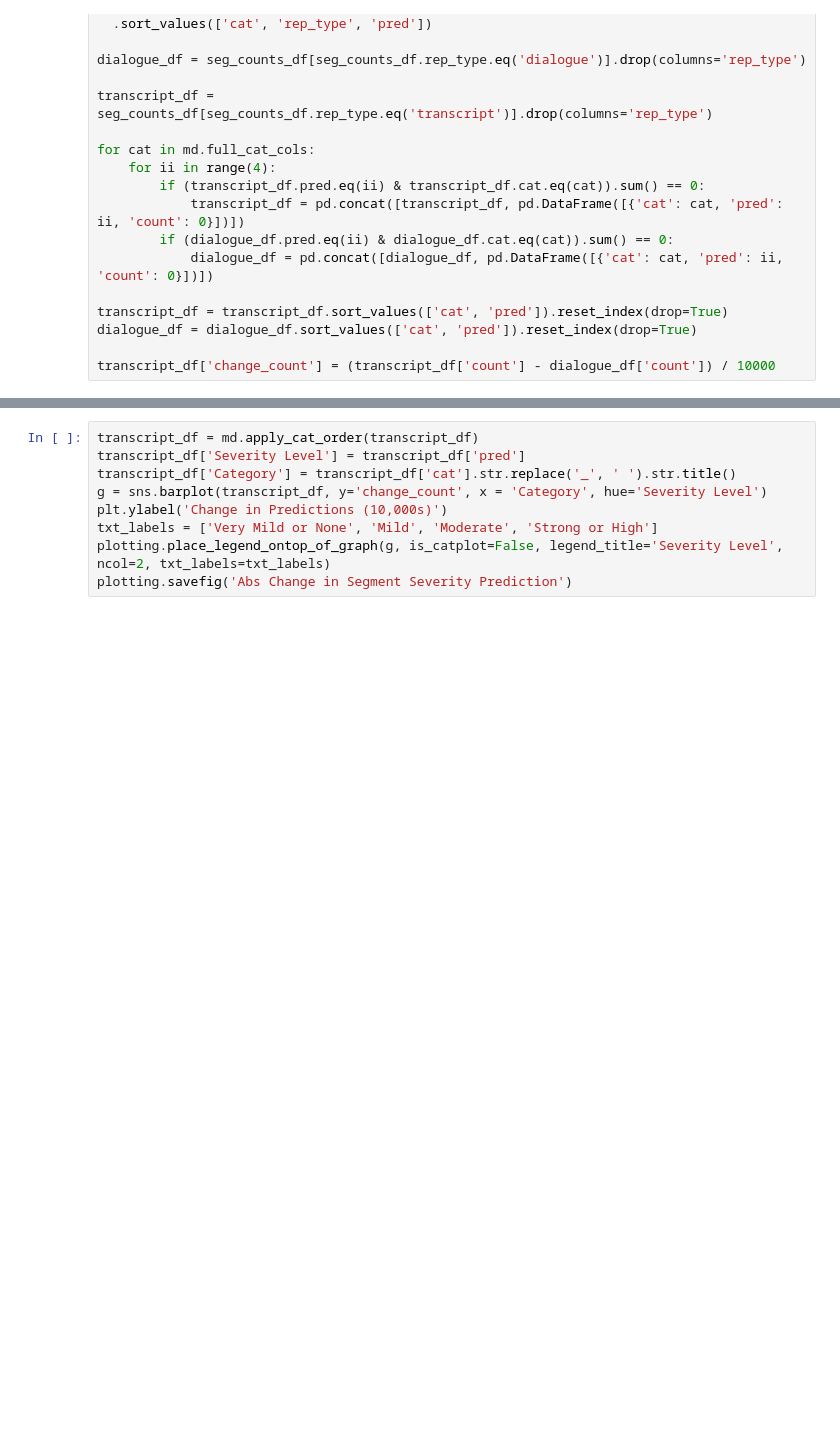
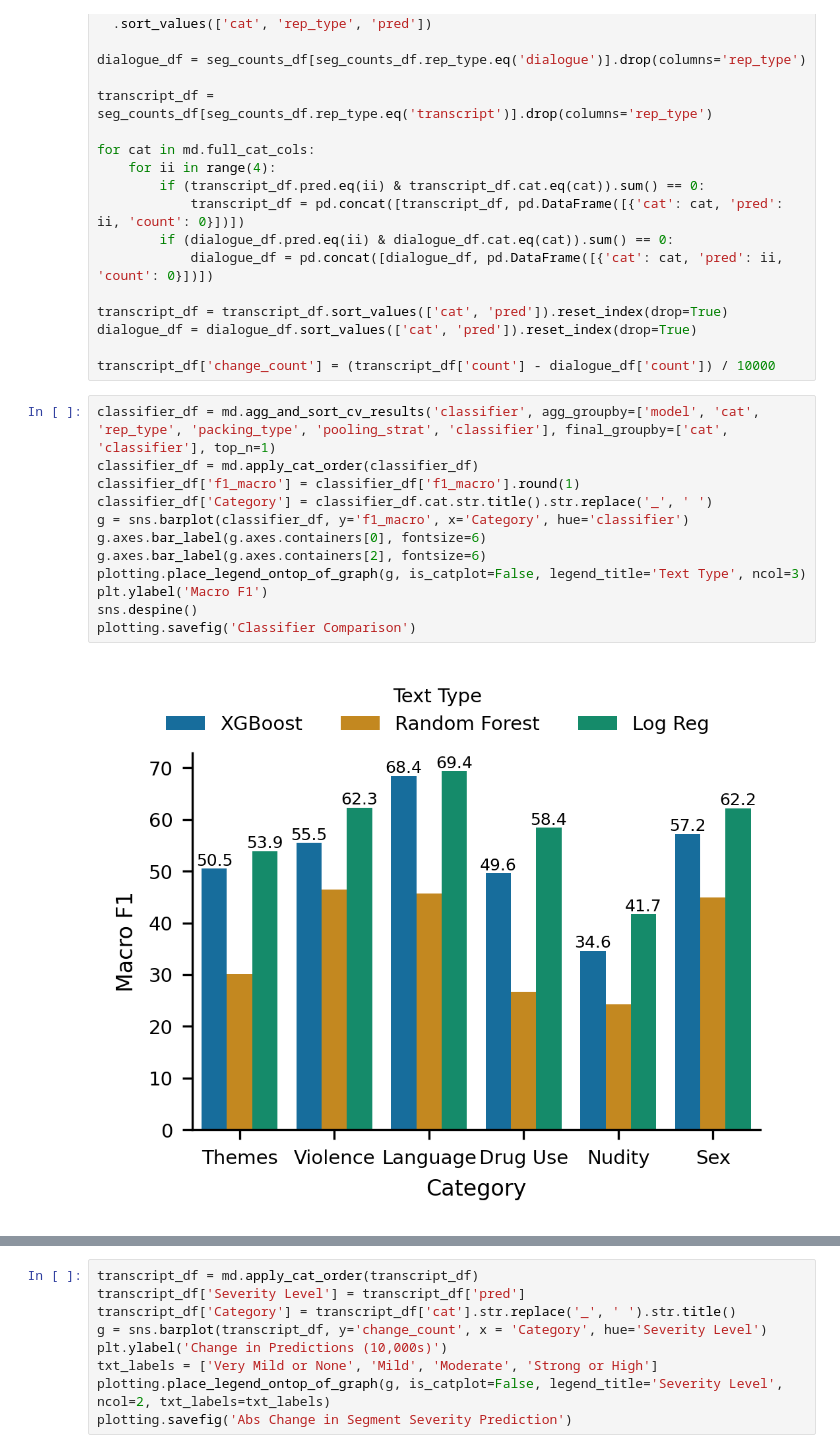
Before and after one commit to sydney-machine-learning/audiodescription-abusedetection, a Jupyter notebook: diagnostics/model_architecture_exploration.ipynb, the cells around one changed output, grey strips where cells are left out. Cells and saved outputs as stored; diff of their text form; blank space fills up the shorter version.

```diff
--- a/03_model_architecture_exploration.ipynb
+++ b/diagnostics/model_architecture_exploration.ipynb
@@ -562,4 +562,18 @@ transcript_df = transcript_df.sort_values(['cat', 'pred']).reset_index(drop=True
 dialogue_df = dialogue_df.sort_values(['cat', 'pred']).reset_index(drop=True)
 
 transcript_df['change_count'] = (transcript_df['count'] - dialogue_df['count']) / 10000
+# %%
+classifier_df = md.agg_and_sort_cv_results('classifier', agg_groupby=['model', 'cat', 'rep_type', 'packing_type', 'pooling_strat', 'classifier'], final_groupby=['cat', 'classifier'], top_n=1)
+classifier_df = md.apply_cat_order(classifier_df)
+classifier_df['f1_macro'] = classifier_df['f1_macro'].round(1)
+classifier_df['Category'] = classifier_df.cat.str.title().str.replace('_', ' ')
+g = sns.barplot(classifier_df, y='f1_macro', x='Category', hue='classifier')
+g.axes.bar_label(g.axes.containers[0], fontsize=6)
+g.axes.bar_label(g.axes.containers[2], fontsize=6)
+plotting.place_legend_ontop_of_graph(g, is_catplot=False, legend_title='Text Type', ncol=3)
+plt.ylabel('Macro F1')
+sns.despine()
+plotting.savefig('Classifier Comparison')
+# %% [output]
+[figure, added]
 # %%
```
Also changed, not shown: parts of 1 cell of this notebook, 19 other files.
